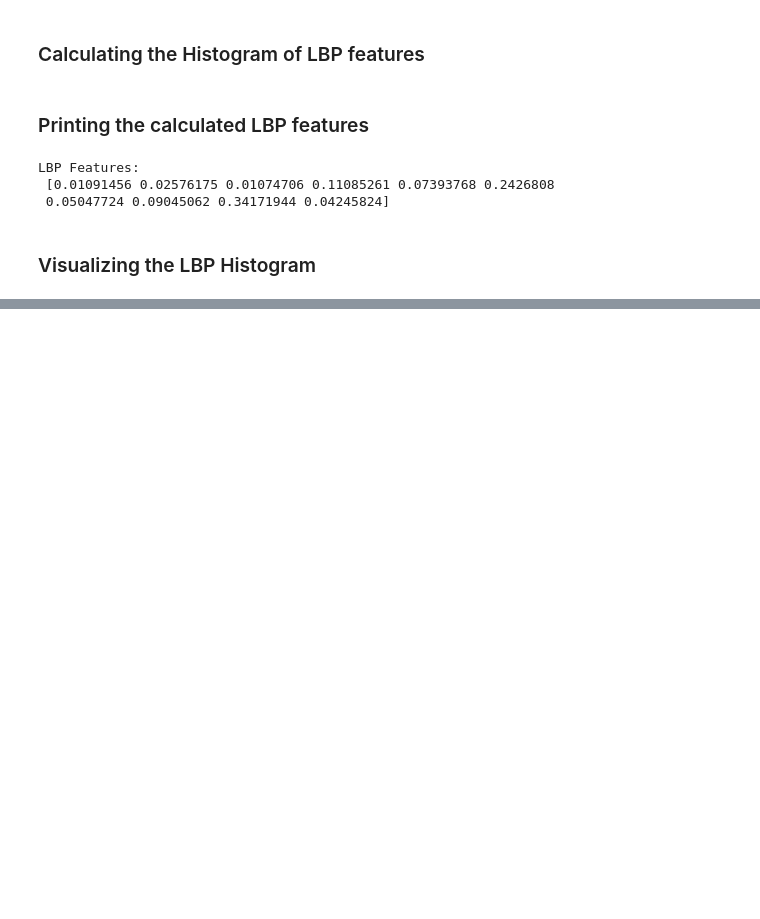
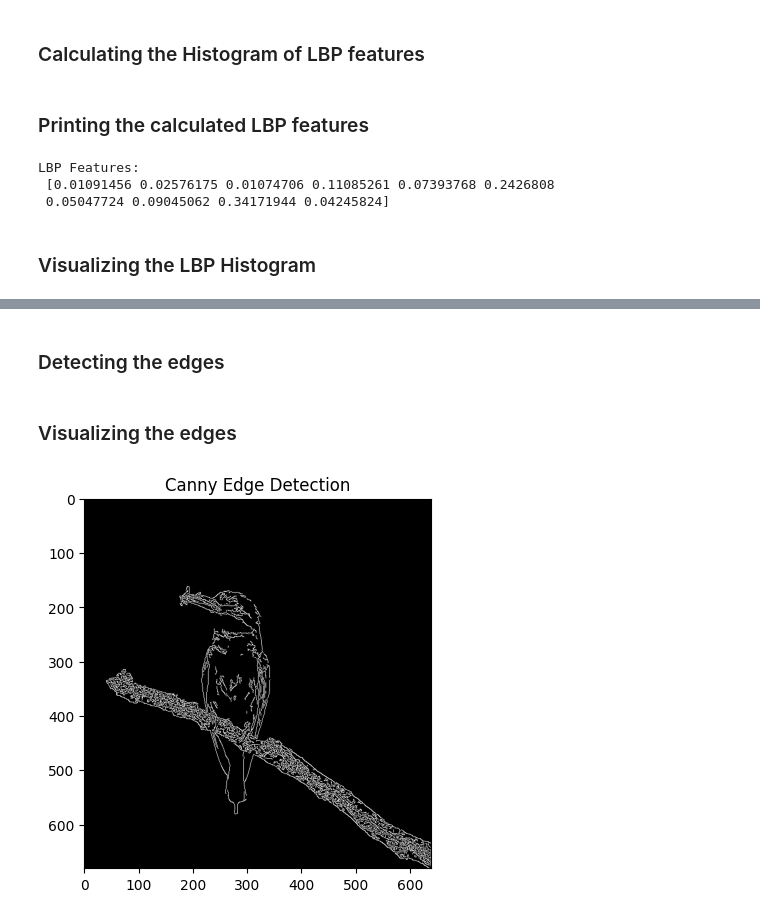
Before and after one commit to khalidmahamud/feature_extraction_techniques, a Jupyter notebook: Feature_Extraction_Techniques.ipynb, the cells around one changed output, grey strips where cells are left out. Drawn from its saved outputs; the diff is of its cells as text; code cells hidden in the pictures; blank space fills up the shorter version.

Commit message:
added corner detection, blob detection and edge detection

```diff
--- a/Feature_Extraction_Techniques.ipynb
+++ b/Feature_Extraction_Techniques.ipynb
@@ -277,0 +374,13 @@ plt.show()
+# %% [markdown]
+### Detecting the edges
+# %%
+# The lower threshold is 100 and the upper threshold is 200 for the hysteresis procedure
+edges = cv2.Canny(image_gray, 100, 200)
+# %% [markdown]
+### Visualizing the edges
+# %%
+plt.title("Canny Edge Detection")
+plt.imshow(edges, cmap="gray")
+plt.show()
+# %% [output]
+[figure, added]
```
Also changed, not shown: parts of 28 cells of this notebook, 2 other files.
